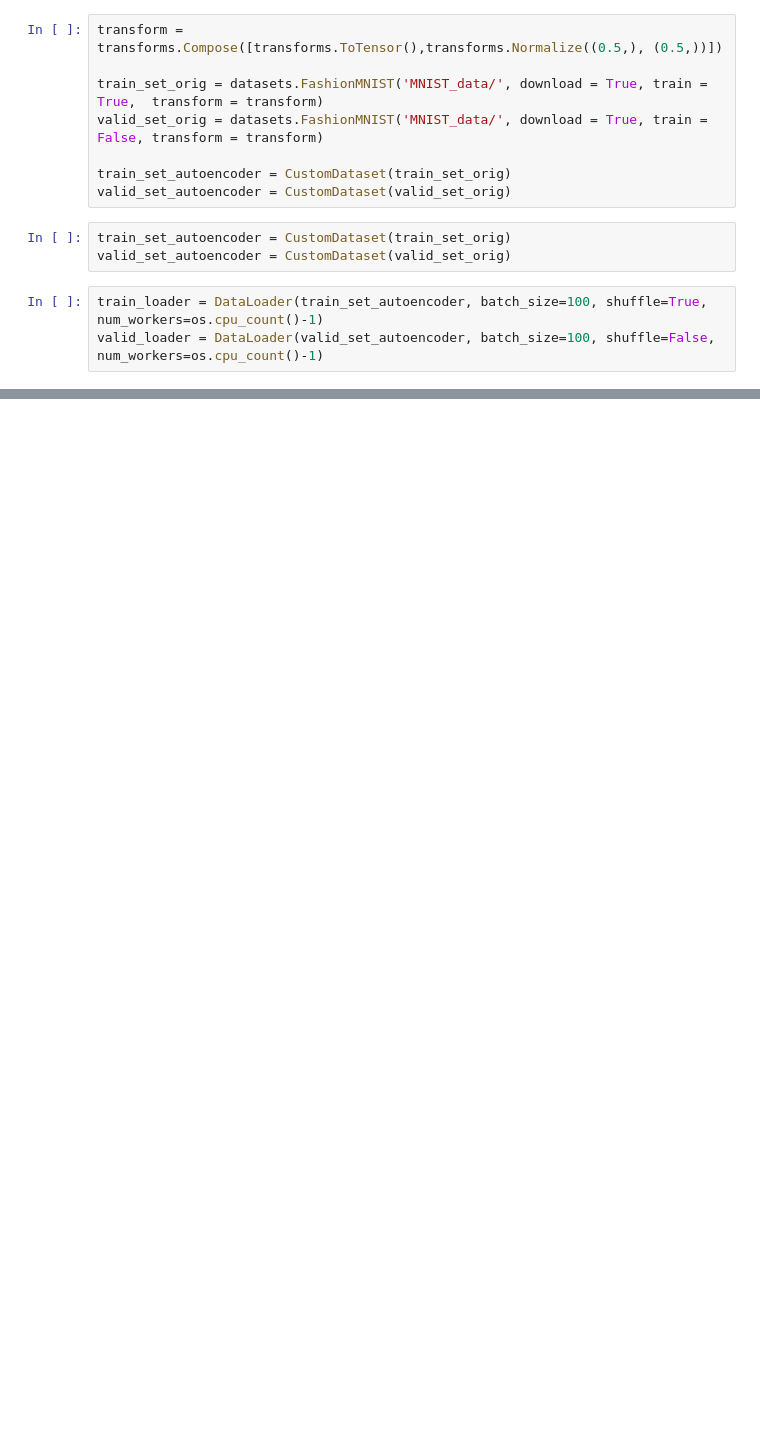
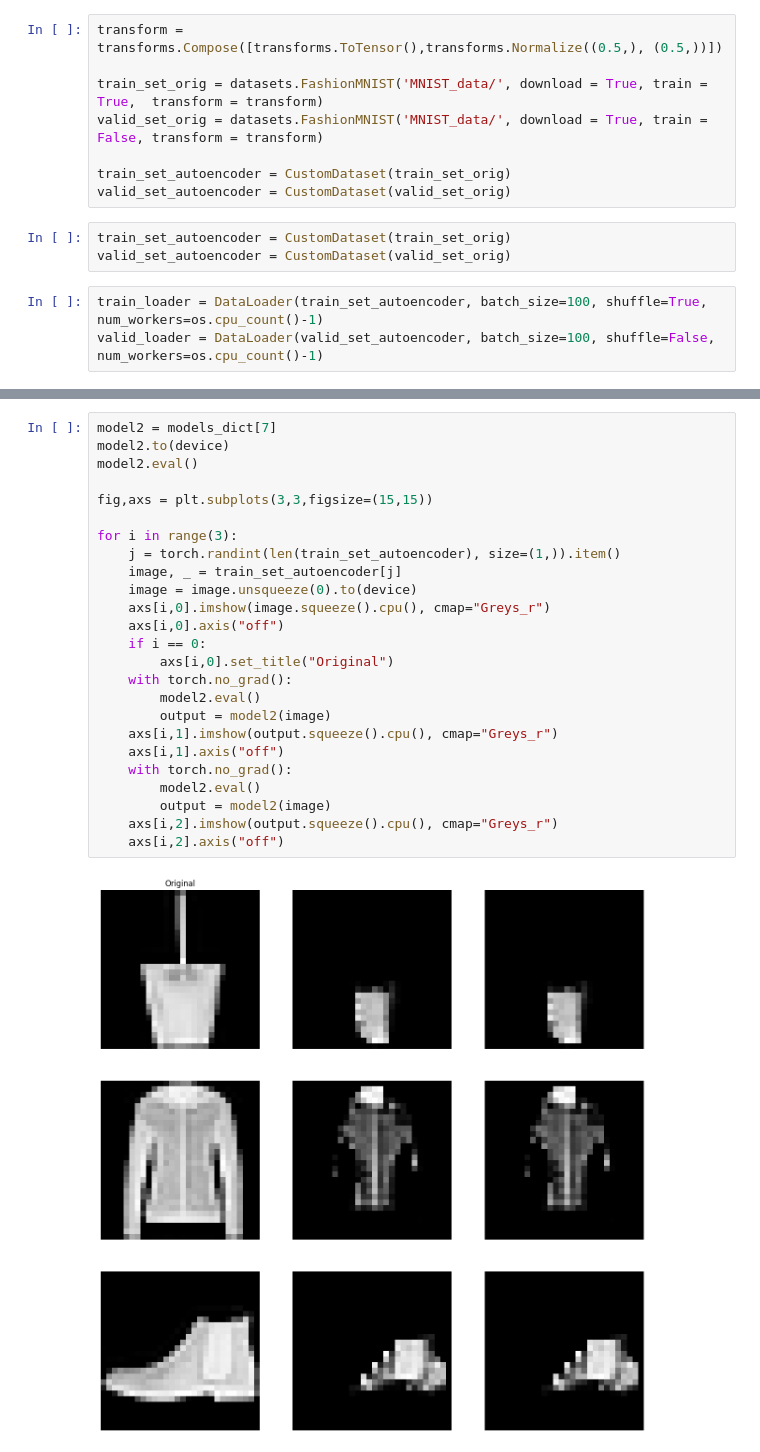
Before and after one commit to AdolfoBanchio/Fashion-MNIST-autoencoder, a Jupyter notebook: trabajo_final.ipynb, the cells around one changed output, grey strips where cells are left out. Drawn from its saved outputs; the diff is of its cells as text; blank space fills up the shorter version.

```diff
--- a/trabajo_final.ipynb
+++ b/trabajo_final.ipynb
@@ -75,0 +101,27 @@ torch.Size([1, 1, 28, 28])
+# %%
+model2 = models_dict[7]
+model2.to(device)
+model2.eval()
+
+fig,axs = plt.subplots(3,3,figsize=(15,15))
+
+for i in range(3):
+    j = torch.randint(len(train_set_autoencoder), size=(1,)).item()
+    image, _ = train_set_autoencoder[j]
+    image = image.unsqueeze(0).to(device)
+    axs[i,0].imshow(image.squeeze().cpu(), cmap="Greys_r")
+    axs[i,0].axis("off")
+    if i == 0:
+        axs[i,0].set_title("Original")
+    with torch.no_grad():
+        model2.eval()
+        output = model2(image)
+    axs[i,1].imshow(output.squeeze().cpu(), cmap="Greys_r")
+    axs[i,1].axis("off")
+    with torch.no_grad():
+        model2.eval()
+        output = model2(image)
+    axs[i,2].imshow(output.squeeze().cpu(), cmap="Greys_r")
+    axs[i,2].axis("off")
+# %% [output]
+[figure, added]
```
Also changed, not shown: parts of 4 cells of this notebook, 18 other files.
